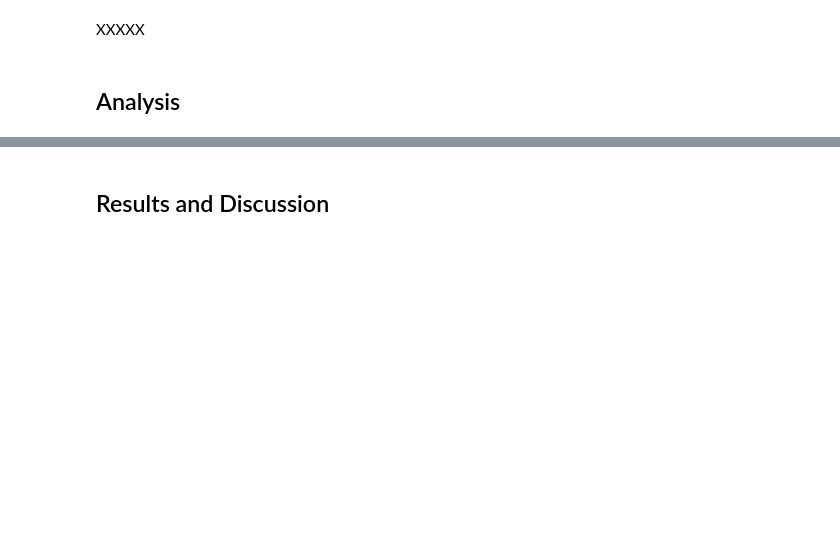
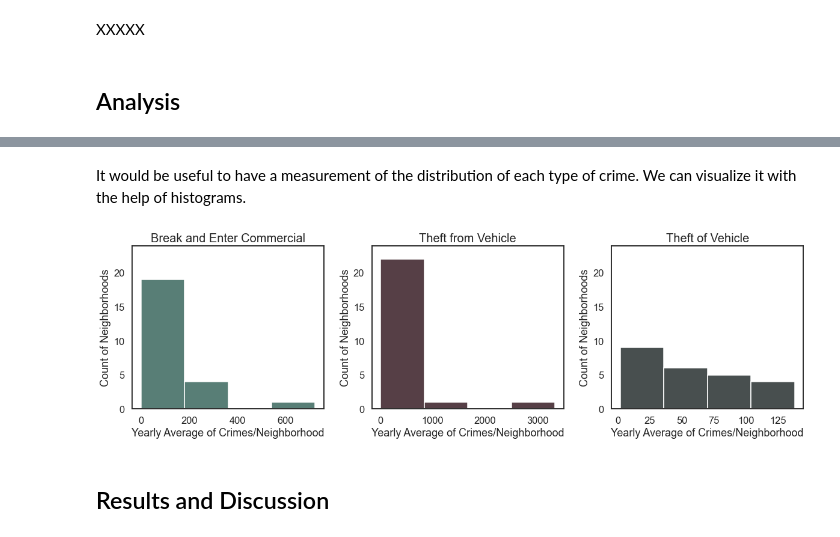
Before and after one commit to carlosalbertopgo/Coursera_Capstone, a Jupyter notebook: Capstone_Project_Notebook.ipynb, the cells around one changed output, grey strips where cells are left out. Cells and saved outputs as stored; diff of their text form; code cells hidden in the pictures; blank space fills up the shorter version.

```diff
--- a/Capstone_Project_Notebook.ipynb
+++ b/Capstone_Project_Notebook.ipynb
@@ -481,0 +560,7 @@ XXXXX
+# %%
+# Re-arranging crime data combining all years with averages:
+crime_per_hood_type = crime_per_hood_type.groupby(['Neighborhood','Type of Crime'])['Crime Count'].mean().reset_index()
+crime_per_hood_type['Crime Count'] = round(crime_per_hood_type['Crime Count'])
+crime_per_hood_type.rename(columns={'Crime Count':'Avg Crime Count/Year'}, inplace=True)
+print('Total number of crimes in dataset (average of 3 years): ', crime_per_hood_type['Avg Crime Count/Year'].sum(),'\n')
+crime_per_hood_type.head()
@@ -481,0 +575,8 @@ XXXXX
+# %%
+# Creating master pivot table of crimes:
+master_pivot = crime_per_hood_type.pivot(columns='Type of Crime',index='Neighborhood',values='Avg Crime Count/Year').reset_index()
+master_pivot.fillna(value=0, inplace=True)
+master_pivot.drop(columns=['Break and Enter Residential/Other', 'Mischief', 'Other Theft', 'Theft of Bicycle',
+                          'Vehicle Collision or Pedestrian Struck (with Fatality)',
+                         'Vehicle Collision or Pedestrian Struck (with Injury)'], inplace=True)
+master_pivot.head()
@@ -482,3 +590,24 @@ XXXXX
+# %% [markdown]
+It would be useful to have a measurement of the distribution of each type of crime. We can visualize it with the help of histograms.
+# %%
+# Setting colors for each histogram and columns to evaluate:
+colors = ['#587e76','#563f46','#484f4f']
+features = ['Break and Enter Commercial','Theft from Vehicle','Theft of Vehicle']
+sns.set_style('white')
+# Setting figure size:
+plt.figure(figsize=(20, 5))
+sns.set_context('talk')
+# Creating histogram plot:
+for i in range(len(features)):
+    axi = plt.subplot(1,3,i+1)
+    plt.hist(master_pivot[features[i]], color=colors[i],bins=4)
+    plt.ylabel('Count of Neighborhoods')
+    plt.xlabel('Yearly Average of Crimes/Neighborhood')
+    plt.title(features[i],fontsize=20)
+    plt.ylim(0,24)
+plt.subplots_adjust(wspace=0.25)
+# %% [output]
+[figure, added]
 # %% [markdown]
 ## Results and Discussion <a name='results_'></a>
 # %% [markdown]
```
Also changed, not shown: parts of 17 cells of this notebook.
